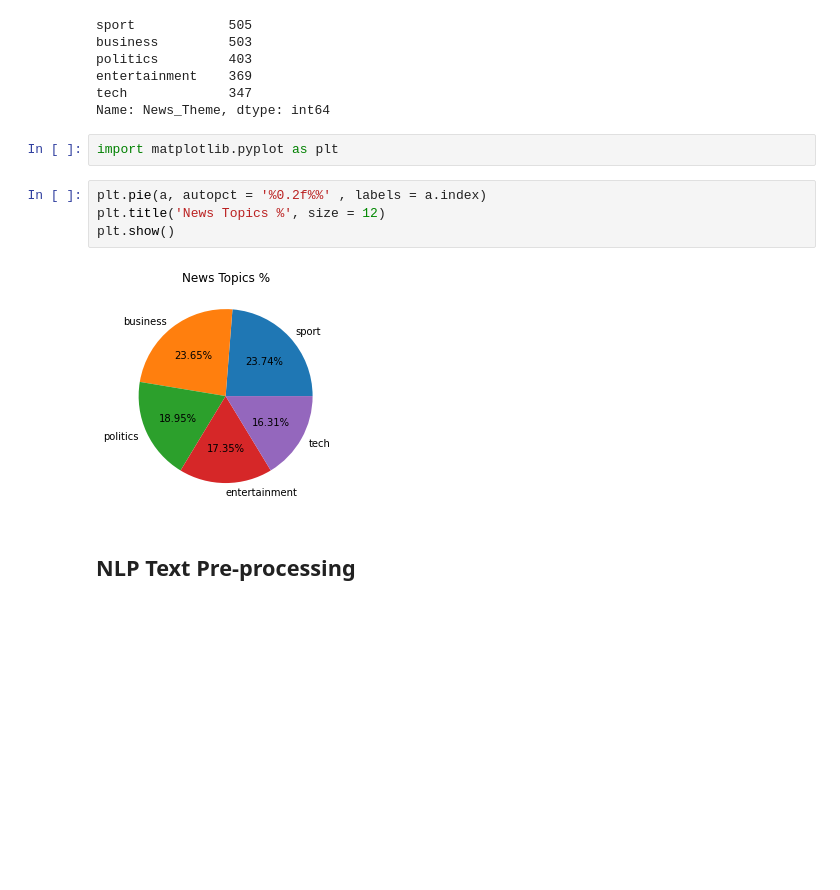
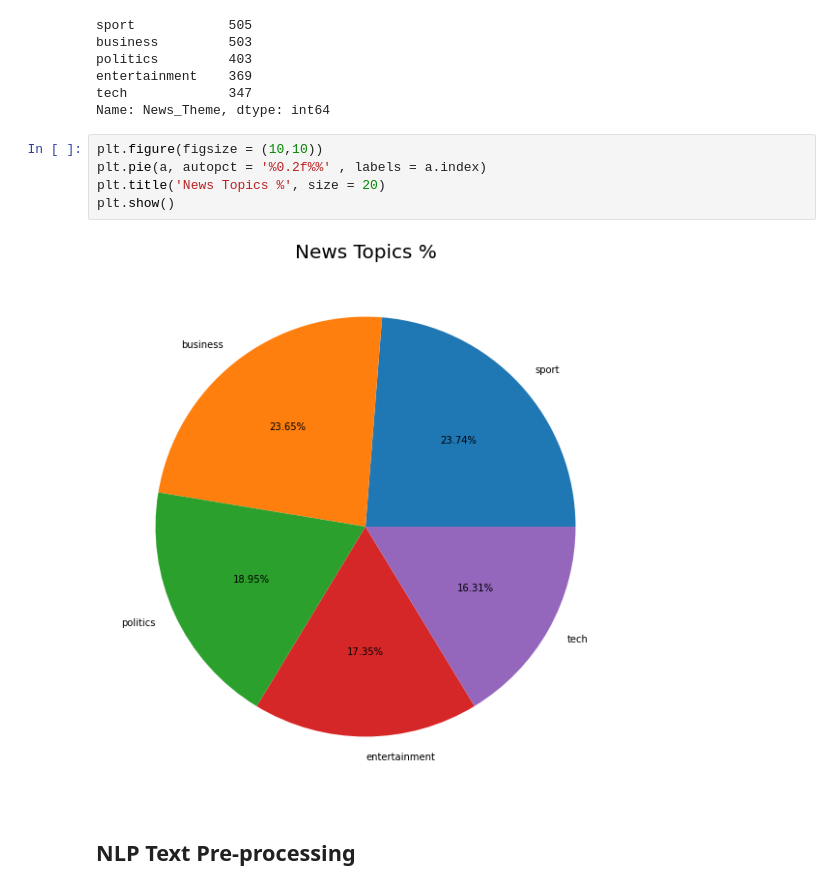
Before and after one commit to Prasad-Khedkar/Topic_Modelling_on_News_Articles, a Jupyter notebook: Topic_Modelling_on_News_Articles.ipynb, the cells around one changed output. Saved outputs shown, nothing was run; the diff lists cells and outputs as text; blank space fills up the shorter version.

```diff
--- a/Topic_Modelling_on_News_Articles.ipynb
+++ b/Topic_Modelling_on_News_Articles.ipynb
@@ -97,14 +107,13 @@ politics         403
 entertainment    369
 tech             347
 Name: News_Theme, dtype: int64
-# %%
-import matplotlib.pyplot as plt
 # %%
+plt.figure(figsize = (10,10))
 plt.pie(a, autopct = '%0.2f%%' , labels = a.index)
-plt.title('News Topics %', size = 12)
+plt.title('News Topics %', size = 20)
 plt.show()
 # %% [output]
-[figure, old version]
+[figure, new version]
 # %% [markdown]
 ## NLP Text Pre-processing
 # %%
```
Also changed, not shown: parts of 45 cells of this notebook.
